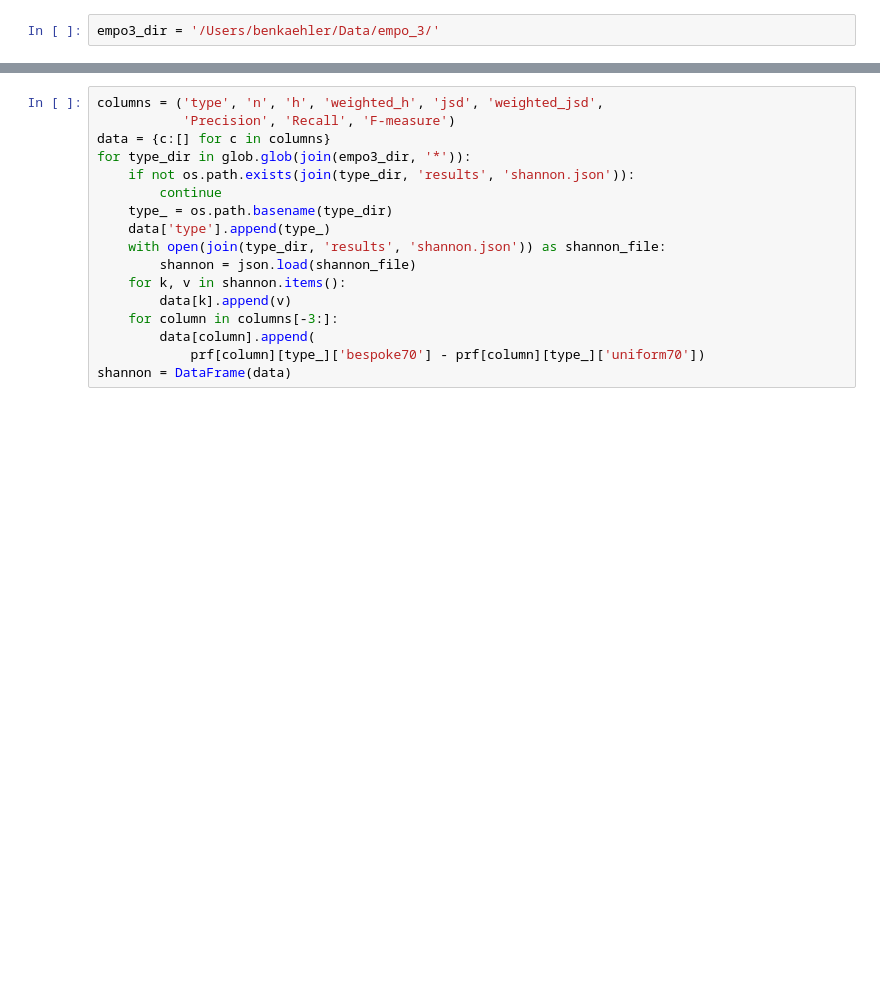
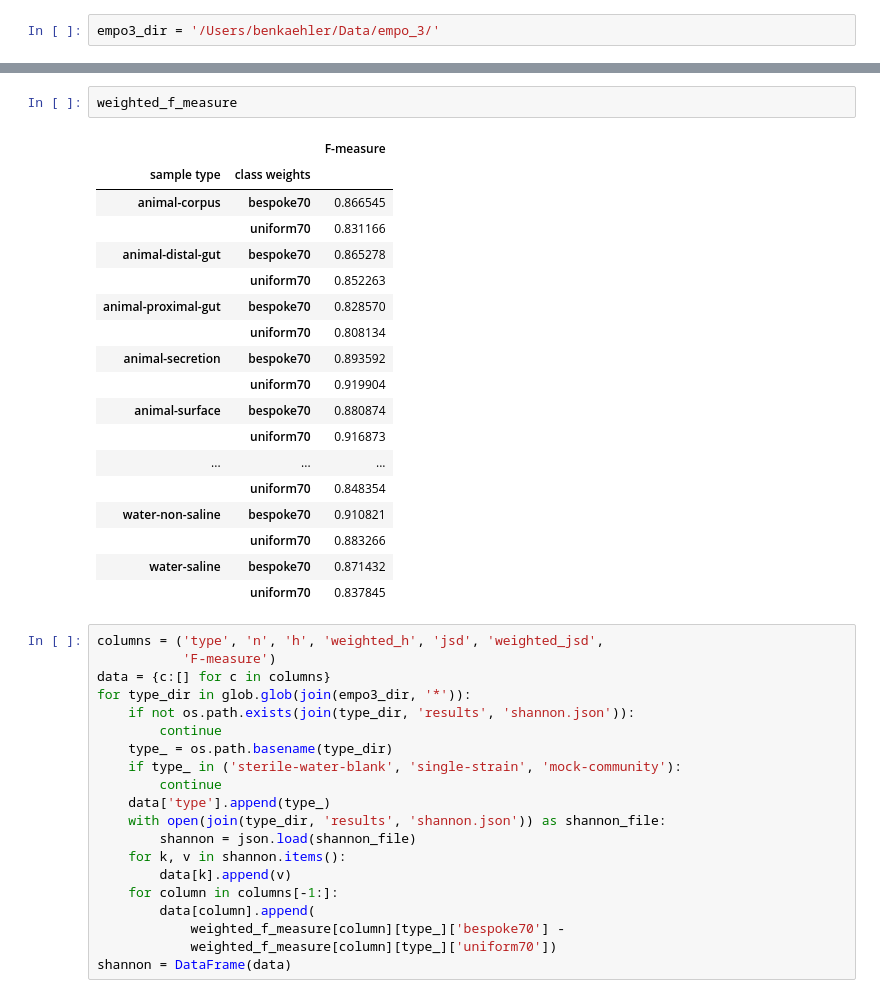
Before and after one commit to BenKaehler/paycheck, a Jupyter notebook: eval/shannon.ipynb, the cells around one changed output, grey strips where cells are left out. Drawn from its saved outputs; the diff is of its cells as text; blank space fills up the shorter version.

```diff
--- a/eval/shannon.ipynb
+++ b/eval/shannon.ipynb
@@ -16,19 +48,43 @@ prf = prf.groupby(['sample type', 'class weights']).mean()
+# %%
+weighted_f_measure
+# %% [output]
+|  |  | F-measure |
+| sample type | class weights |  |
+| animal-corpus | bespoke70 | 0.866545 |
+|  | uniform70 | 0.831166 |
+| animal-distal-gut | bespoke70 | 0.865278 |
+|  | uniform70 | 0.852263 |
+| animal-proximal-gut | bespoke70 | 0.828570 |
+|  | uniform70 | 0.808134 |
+| animal-secretion | bespoke70 | 0.893592 |
+|  | uniform70 | 0.919904 |
+| animal-surface | bespoke70 | 0.880874 |
+|  | uniform70 | 0.916873 |
+| ... | ... | ... |
+|  | uniform70 | 0.848354 |
+| water-non-saline | bespoke70 | 0.910821 |
+|  | uniform70 | 0.883266 |
+| water-saline | bespoke70 | 0.871432 |
+|  | uniform70 | 0.837845 |
 # %%
 columns = ('type', 'n', 'h', 'weighted_h', 'jsd', 'weighted_jsd',
-           'Precision', 'Recall', 'F-measure')
+           'F-measure')
 data = {c:[] for c in columns}
 for type_dir in glob.glob(join(empo3_dir, '*')):
     if not os.path.exists(join(type_dir, 'results', 'shannon.json')):
         continue
     type_ = os.path.basename(type_dir)
+    if type_ in ('sterile-water-blank', 'single-strain', 'mock-community'):
+        continue
     data['type'].append(type_)
     with open(join(type_dir, 'results', 'shannon.json')) as shannon_file:
         shannon = json.load(shannon_file)
     for k, v in shannon.items():
         data[k].append(v)
-    for column in columns[-3:]:
+    for column in columns[-1:]:
         data[column].append(
-            prf[column][type_]['bespoke70'] - prf[column][type_]['uniform70'])
+            weighted_f_measure[column][type_]['bespoke70'] -
+            weighted_f_measure[column][type_]['uniform70'])
 shannon = DataFrame(data)
 # %%
 shannon
```
Also changed, not shown: parts of 7 cells of this notebook, 2 other files.
